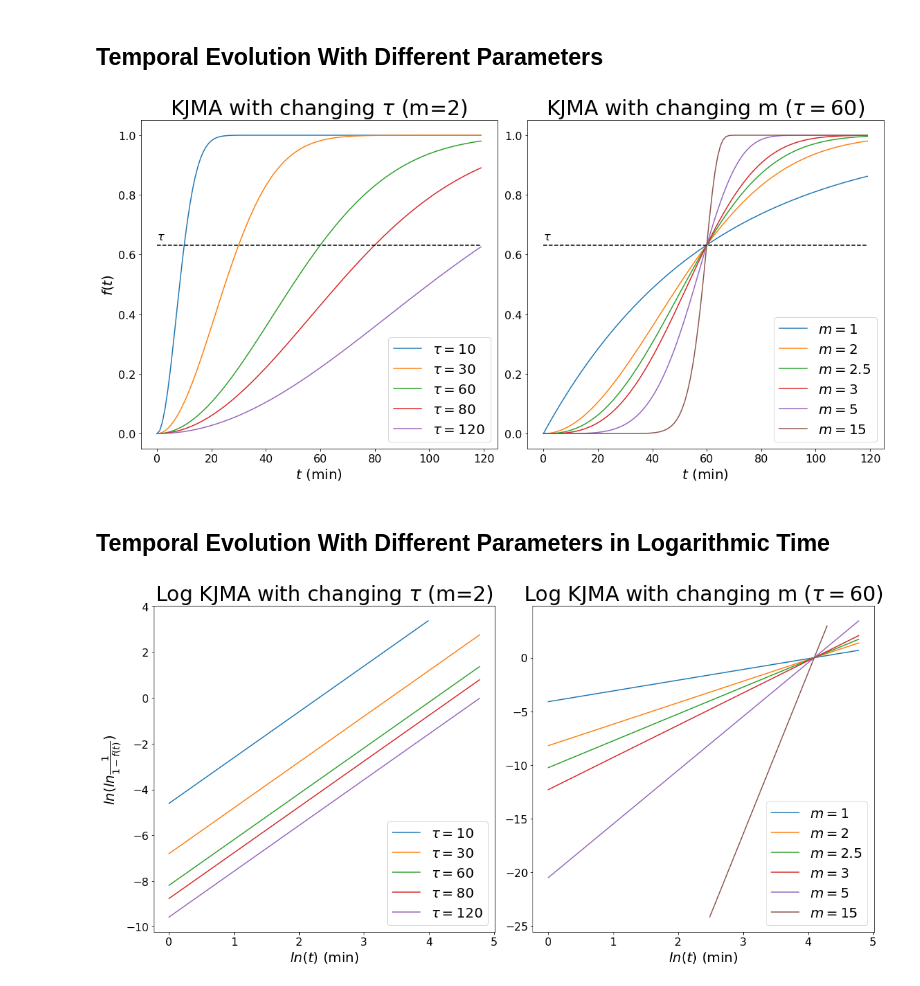
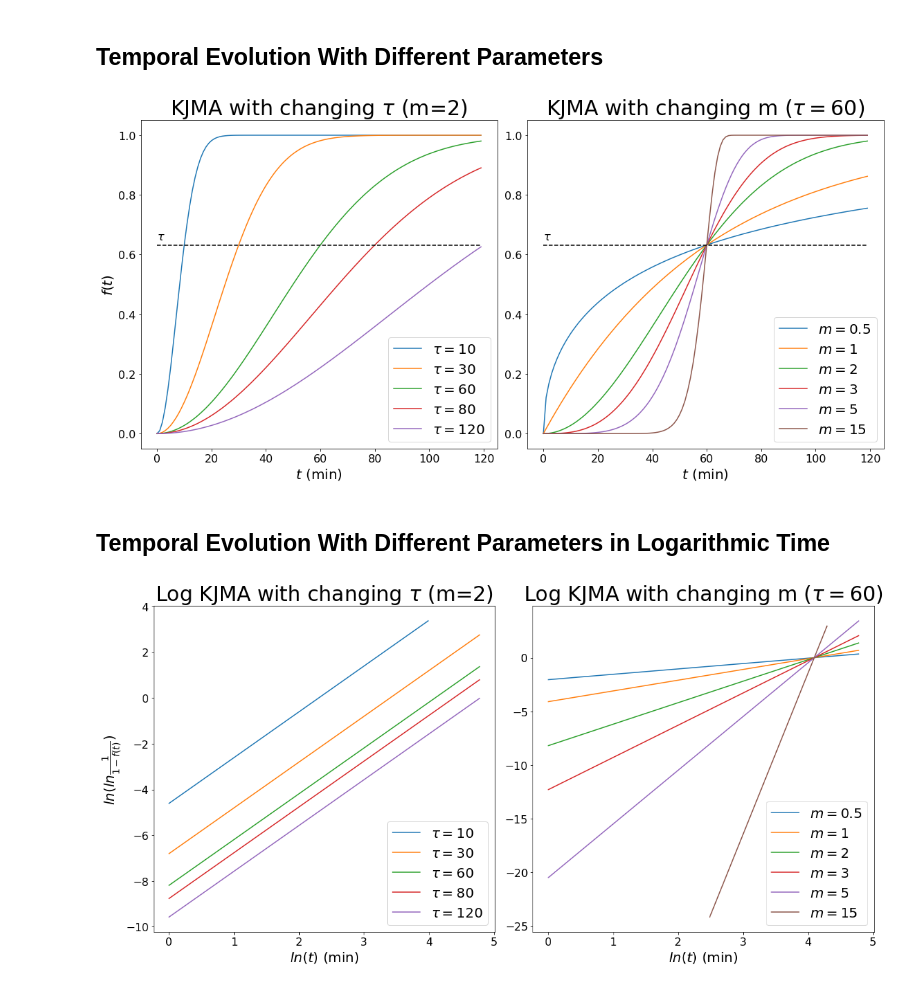
Before and after one commit to leoTiez/jmak, a Jupyter notebook: Jupyter KJMA example.ipynb, the cells around one changed output. Cells and saved outputs as stored; diff of their text form; code cells hidden in the pictures.

```diff
--- a/Jupyter KJMA example.ipynb
+++ b/Jupyter KJMA example.ipynb
@@ -17,36 +17,36 @@ def repair_frac(t, tau, m):
 # %%
 fig, ax = plt.subplots(1, 2, figsize=(16, 8))
 ax[0].plot([repair_frac(t, 10, 2) for t in np.arange(120)], label=r'$\tau=10$')
 ax[0].plot([repair_frac(t, 30, 2) for t in np.arange(120)], label=r'$\tau=30$')
 ax[0].plot([repair_frac(t, 60, 2) for t in np.arange(120)], label=r'$\tau=60$')
 ax[0].plot([repair_frac(t, 80, 2) for t in np.arange(120)], label=r'$\tau=80$')
 ax[0].plot([repair_frac(t, 120, 2) for t in np.arange(120)], label=r'$\tau=120$')
 ax[0].plot(1 - np.ones(120) * 1 / np.e, 'k--')
 ax[0].text(0, .65, r'$\tau$', fontsize=16)
 ax[0].legend(loc='lower right', fontsize=20)
 
+ax[1].plot([repair_frac(t, 60, .5) for t in range(120)], label=r'$m=0.5$')
 ax[1].plot([repair_frac(t, 60, 1) for t in range(120)], label=r'$m=1$')
 ax[1].plot([repair_frac(t, 60, 2) for t in range(120)], label=r'$m=2$')
-ax[1].plot([repair_frac(t, 60, 2.5) for t in range(120)], label=r'$m=2.5$')
 ax[1].plot([repair_frac(t, 60, 3) for t in range(120)], label=r'$m=3$')
 ax[1].plot([repair_frac(t, 60, 5) for t in range(120)], label=r'$m=5$')
 ax[1].plot([repair_frac(t, 60, 15) for t in range(120)], label=r'$m=15$')
 ax[1].legend(loc='lower right', fontsize=20)
 ax[1].plot(1 - np.ones(120) * 1 / np.e, 'k--')
 ax[1].text(0, .65, r'$\tau$', fontsize=16)
 
 ax[0].set_ylabel(r'$f(t)$', fontsize=20)
 ax[0].set_xlabel('$t$ (min)', fontsize=20)
 ax[1].set_xlabel('$t$ (min)', fontsize=20 )
 ax[0].tick_params(axis='both', which='major', labelsize=16)
 ax[1].tick_params(axis='both', which='major', labelsize=16)
 
 ax[0].set_title(r'KJMA with changing $\tau$ (m=2)', fontsize=30)
 ax[1].set_title(r'KJMA with changing m ($\tau=60$)', fontsize=30)
 fig.tight_layout()
-plt.savefig('kjma_example.png')
+plt.savefig('figures/examples/kjma_example.png')
 # %% [output]
-[figure, old version]
+[figure, new version]
 # %% [markdown]
 ## Temporal Evolution With Different Parameters in Logarithmic Time
 # %%
@@ -81,6 +81,11 @@ ax[0].legend(loc='lower right', fontsize=20)
 
 ax[1].plot(
     x_range,
+    np.log(np.log(1. / (1. - np.asarray([repair_frac(t, 60, .5) for t in np.arange(1, 120)])))),
+    label=r'$m=0.5$'
+)
+ax[1].plot(
+    x_range,
     np.log(np.log(1. / (1. - np.asarray([repair_frac(t, 60, 1) for t in np.arange(1, 120)])))),
     label=r'$m=1$'
 )
@@ -88,11 +93,6 @@ ax[1].plot(
     x_range,
     np.log(np.log(1. / (1. - np.asarray([repair_frac(t, 60, 2) for t in np.arange(1, 120)])))),
     label=r'$m=2$'
-)
-ax[1].plot(
-    x_range,
-    np.log(np.log(1. / (1. - np.asarray([repair_frac(t, 60, 2.5) for t in np.arange(1, 120)])))),
-    label=r'$m=2.5$'
 )
 ax[1].plot(
     x_range,
@@ -122,4 +122,4 @@ ax[1].set_title(r'Log KJMA with changing m ($\tau=60$)', fontsize=30)
 fig.tight_layout()
 plt.savefig('log_kjma_example.png')
 # %% [output]
-[figure, old version]
+[figure, new version]
```
